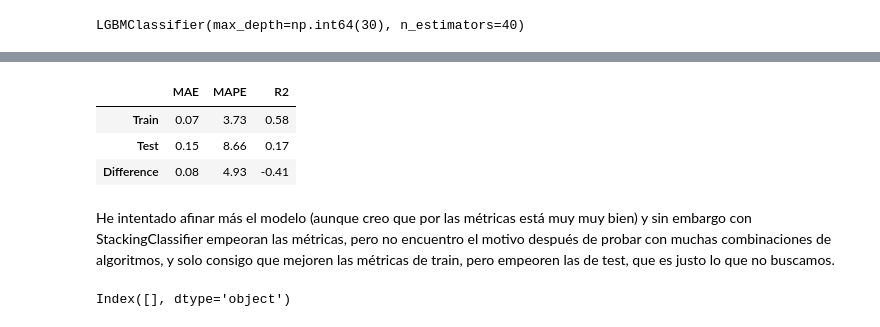
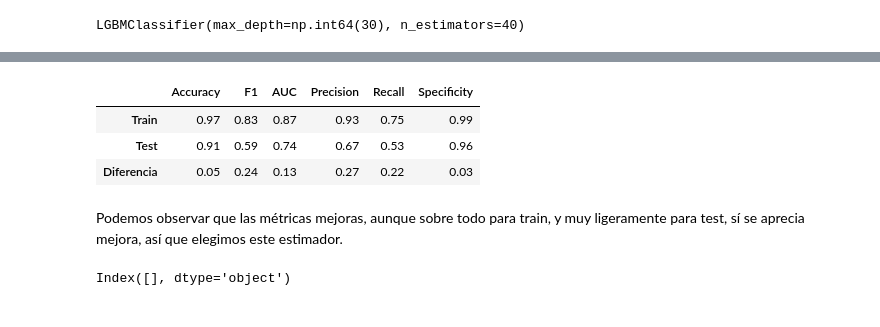
Before and after one commit to Sonmi-451-83/machine-learning-python, a Jupyter notebook: src/explore.ipynb, the cells around one changed output, grey strips where cells are left out. Saved outputs shown, nothing was run; the diff lists cells and outputs as text; code cells hidden in the pictures.

```diff
--- a/src/explore.ipynb
+++ b/src/explore.ipynb
@@ -732,17 +755,15 @@ And if memory is not enough, you can set `force_col_wise=true`.
 # %%
-y_pred_train1 = np.exp(stacking.predict(X_train_sc))
-y_pred_test1 = np.exp(stacking.predict(X_test_sc))
+y_pred_train1 = stacking.predict(X_train_sc)
+y_pred_test1 = stacking.predict(X_test_sc)
-# %%
-calculate_metrics(y_train_eu, y_test_eu, y_pred_train1, y_pred_test1)
-# %% [output]
-|  | MAE | MAPE | R2 |
-| Train | 0.07 | 3.73 | 0.58 |
-| Test | 0.15 | 8.66 | 0.17 |
-| Difference | 0.08 | 4.93 | -0.41 |
-# %% [markdown]
-He intentado afinar más el modelo (aunque creo que por las métricas está muy muy bien) y sin embargo con StackingClassifier
-empeoran las métricas, pero no encuentro el motivo después de probar con muchas combinaciones de algoritmos, y solo consigo
-que mejoren las métricas de train, pero empeoren las de test, que es justo lo que no buscamos.
+# %%
+get_metrics(y_train, y_test, y_pred_train1, y_pred_test1)
+# %% [output]
+|  | Accuracy | F1 | AUC | Precision | Recall | Specificity |
+| Train | 0.97 | 0.83 | 0.87 | 0.93 | 0.75 | 0.99 |
+| Test | 0.91 | 0.59 | 0.74 | 0.67 | 0.53 | 0.96 |
+| Diferencia | 0.05 | 0.24 | 0.13 | 0.27 | 0.22 | 0.03 |
+# %% [markdown]
+Podemos observar que las métricas mejoras, aunque sobre todo para train, y muy ligeramente para test, sí se aprecia mejora, así que elegimos este estimador.
 # %%
 # Reentrenamiento y exportación del modelo
 
```
Also changed, not shown: parts of 24 cells of this notebook, 1 other file.
